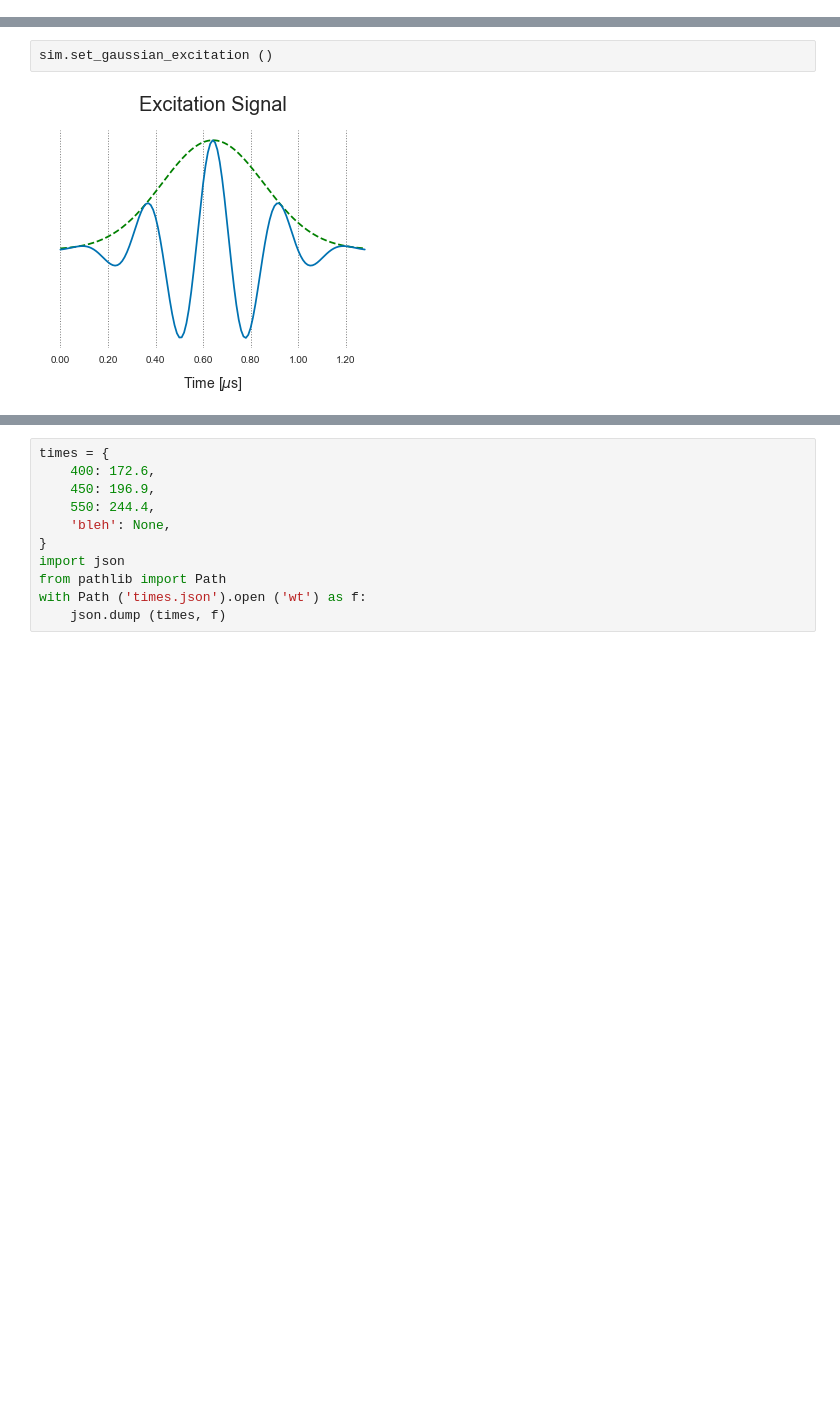
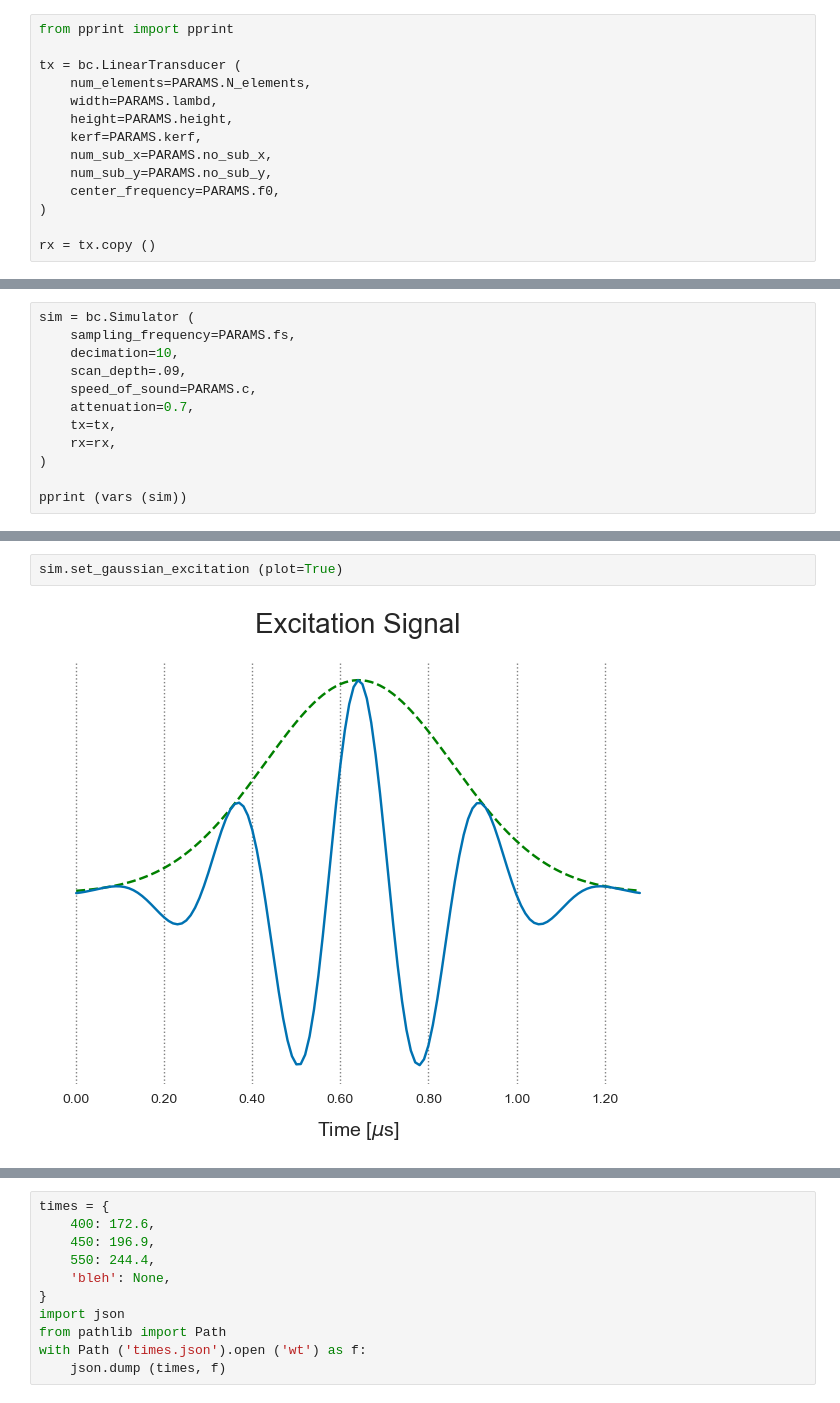
Before and after one commit to spenceryue/OpenBCSim, a Jupyter notebook: pytorch_extension/openbcsim/jupyter/Testing Extension.ipynb, the cells around one changed output, grey strips where cells are left out. Drawn from its saved outputs; the diff is of its cells as text; blank space fills up the shorter version.

```diff
--- a/pytorch_extension/openbcsim/jupyter/Testing Extension.ipynb
+++ b/pytorch_extension/openbcsim/jupyter/Testing Extension.ipynb
@@ -45,0 +69,14 @@ tx.plot ()
+# %%
+from pprint import pprint
+
+tx = bc.LinearTransducer (
+    num_elements=PARAMS.N_elements,
+    width=PARAMS.lambd,
+    height=PARAMS.height,
+    kerf=PARAMS.kerf,
+    num_sub_x=PARAMS.no_sub_x,
+    num_sub_y=PARAMS.no_sub_y,
+    center_frequency=PARAMS.f0,
+)
+
+rx = tx.copy ()
@@ -45,0 +113,12 @@ tx.plot ()
+# %%
+sim = bc.Simulator (
+    sampling_frequency=PARAMS.fs,
+    decimation=10,
+    scan_depth=.09,
+    speed_of_sound=PARAMS.c,
+    attenuation=0.7,
+    tx=tx,
+    rx=rx,
+)
+
+pprint (vars (sim))
@@ -46,4 +140,4 @@ tx.plot ()
 # %%
-sim.set_gaussian_excitation ()
+sim.set_gaussian_excitation (plot=True)
 # %% [output]
-[figure, old version]
+[figure, new version]
```
Also changed, not shown: parts of 13 cells of this notebook, 10 other files.
